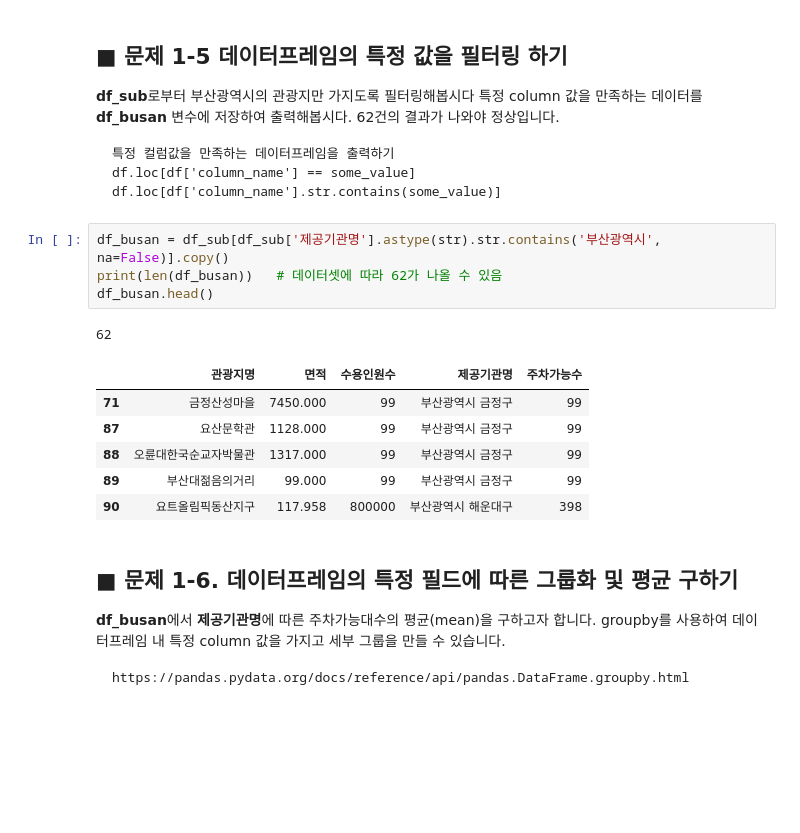
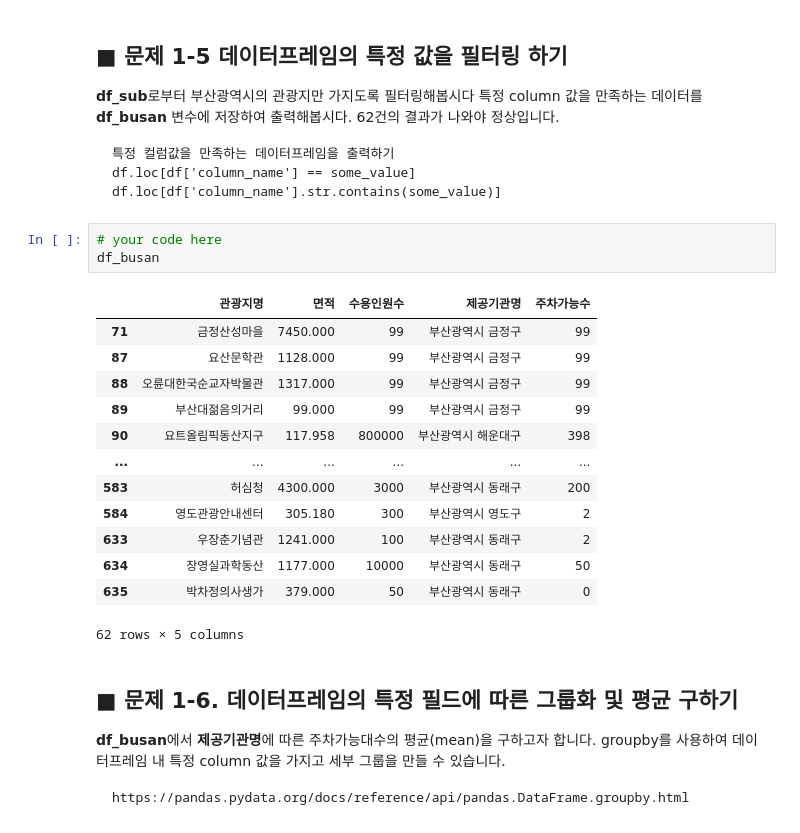
Before and after one commit to WooMongGae/OssHomework, a Jupyter notebook: 주제3_(1-3)_부산시_관광_데이터_분석하기.ipynb, the cells around one changed output. Saved outputs shown, nothing was run; the diff lists cells and outputs as text; blank space fills up the shorter version.

````diff
--- a/주제3_(1-3)_부산시_관광_데이터_분석하기.ipynb
+++ b/주제3_(1-3)_부산시_관광_데이터_분석하기.ipynb
@@ -249,18 +214,23 @@ print(df_sub.head())
 df.loc[df['column_name'] == some_value]
 df.loc[df['column_name'].str.contains(some_value)]
 ```
-# %%
-df_busan = df_sub[df_sub['제공기관명'].astype(str).str.contains('부산광역시', na=False)].copy()
-print(len(df_busan))   # 데이터셋에 따라 62가 나올 수 있음
-df_busan.head()
-# %% [output]
-62
-|  | 관광지명 | 면적 | 수용인원수 | 제공기관명 | 주차가능수 |
-| 71 | 금정산성마을 | 7450.000 | 99 | 부산광역시 금정구 | 99 |
-| 87 | 요산문학관 | 1128.000 | 99 | 부산광역시 금정구 | 99 |
-| 88 | 오륜대한국순교자박물관 | 1317.000 | 99 | 부산광역시 금정구 | 99 |
-| 89 | 부산대젊음의거리 | 99.000 | 99 | 부산광역시 금정구 | 99 |
-| 90 | 요트올림픽동산지구 | 117.958 | 800000 | 부산광역시 해운대구 | 398 |
+# %%
+# your code here
+df_busan
+# %% [output]
+|  | 관광지명 | 면적 | 수용인원수 | 제공기관명 | 주차가능수 |
+| 71 | 금정산성마을 | 7450.000 | 99 | 부산광역시 금정구 | 99 |
+| 87 | 요산문학관 | 1128.000 | 99 | 부산광역시 금정구 | 99 |
+| 88 | 오륜대한국순교자박물관 | 1317.000 | 99 | 부산광역시 금정구 | 99 |
+| 89 | 부산대젊음의거리 | 99.000 | 99 | 부산광역시 금정구 | 99 |
+| 90 | 요트올림픽동산지구 | 117.958 | 800000 | 부산광역시 해운대구 | 398 |
+| ... | ... | ... | ... | ... | ... |
+| 583 | 허심청 | 4300.000 | 3000 | 부산광역시 동래구 | 200 |
+| 584 | 영도관광안내센터 | 305.180 | 300 | 부산광역시 영도구 | 2 |
+| 633 | 우장춘기념관 | 1241.000 | 100 | 부산광역시 동래구 | 2 |
+| 634 | 장영실과학동산 | 1177.000 | 10000 | 부산광역시 동래구 | 50 |
+| 635 | 박차정의사생가 | 379.000 | 50 | 부산광역시 동래구 | 0 |
+62 rows × 5 columns
 # %% [markdown]
 ## ■ 문제 1-6. 데이터프레임의 특정 필드에 따른 그룹화 및 평균 구하기
 **df_busan**에서 **제공기관명**에 따른 주차가능대수의 평균(mean)을 구하고자 합니다.
````
Also changed, not shown: parts of 55 cells of this notebook.
